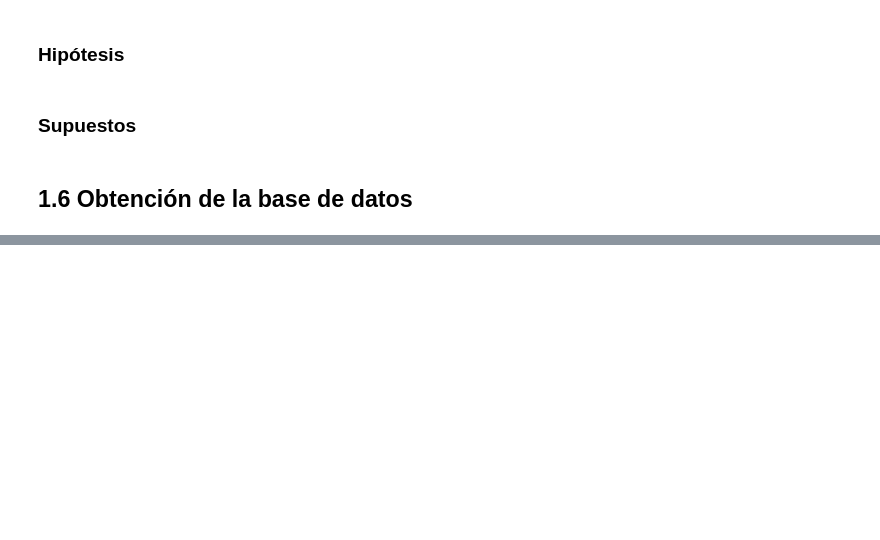
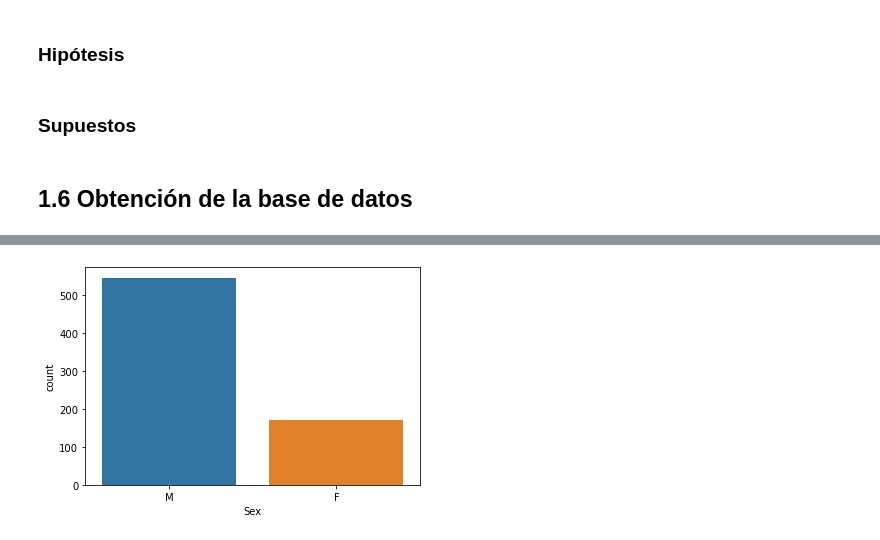
Before and after one commit to if729930/ProyectoM1_GonzalezX_MezaE_RicoA, a Jupyter notebook: ProyectoModulo1_GonzalezX_MezaE_RicoA.ipynb, the cells around one changed output, grey strips where cells are left out. Cells and saved outputs as stored; diff of their text form; code cells hidden in the pictures; blank space fills up the shorter version.

```diff
--- a/ProyectoModulo1_GonzalezX_MezaE_RicoA.ipynb
+++ b/ProyectoModulo1_GonzalezX_MezaE_RicoA.ipynb
@@ -87,0 +116,4 @@ from sklearn.model_selection import GridSearchCV
+# %%
+sns.countplot(data=ecv, x="Sex");
+# %% [output]
+[figure, added]
```
Also changed, not shown: parts of 17 cells of this notebook, 4 other files.
